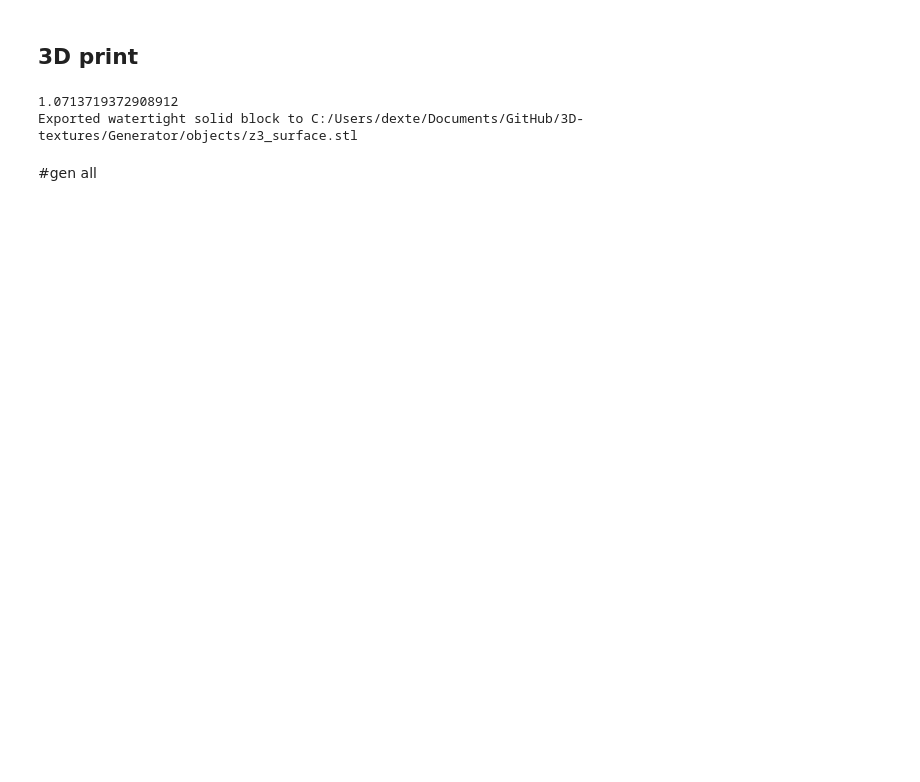
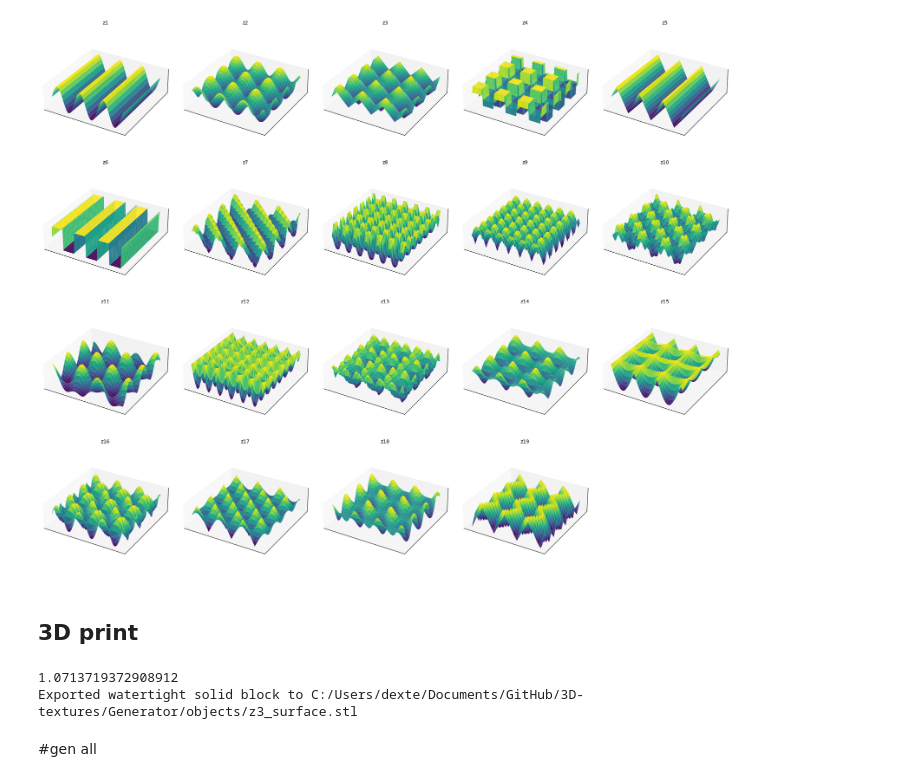
Before and after one commit to shepai/3D-textures, a Jupyter notebook: Generator/generator.ipynb, the cells around one changed output. Cells and saved outputs as stored; diff of their text form; code cells hidden in the pictures; blank space fills up the shorter version.

Commit message:
textures

```diff
--- a/Generator/generator.ipynb
+++ b/Generator/generator.ipynb
@@ -89,3 +135,35 @@ zs=[z1,z2,z3,z4,z5,z6]
+# %%
+# List all textures
+zs = [
+    z1, z2, z3, z4, z5, z6, z8, z9, z10, z11, z12,
+    z13, z14, z15, z16, z17, z18,
+    z19, z20
+]
+
+titles = ["z1","z2","z3","z4","z5","z6","z7","z8", "z9", "z10", "z11", "z12", "z13", "z14", "z15", "z16", "z17", "z18", "z19", "z20", ]
+
+fig = plt.figure(figsize=(20, 16))
+
+for i, (z, title) in enumerate(zip(zs, titles), start=1):
+    ax = fig.add_subplot(4, 5, i, projection='3d')
+    ax.plot_surface(
+        x, y, z,
+        cmap='viridis',
+        edgecolor='none',
+        linewidth=0,
+        antialiased=True
+    )
+
+    ax.set_title(title, fontsize=10)
+    ax.set_xticks([])
+    ax.set_yticks([])
+    ax.set_zticks([])
+    ax.set_box_aspect([1, 1, 0.3])
+
+plt.tight_layout()
+plt.show()
+# %% [output]
+[figure, added]
 # %% [markdown]
 ## 3D print
 # %%
```
Also changed, not shown: parts of 3 cells of this notebook, 1 other file.
